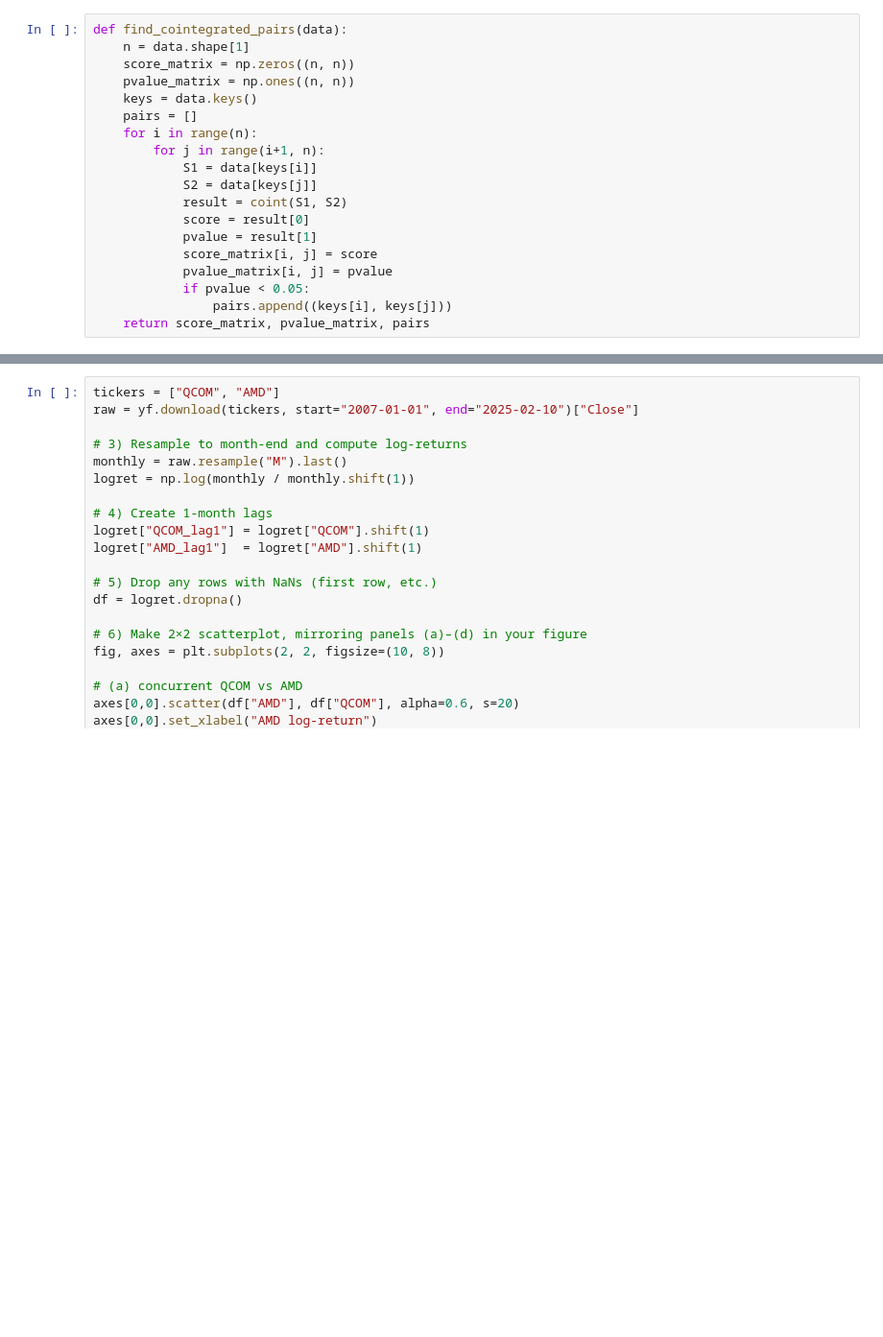
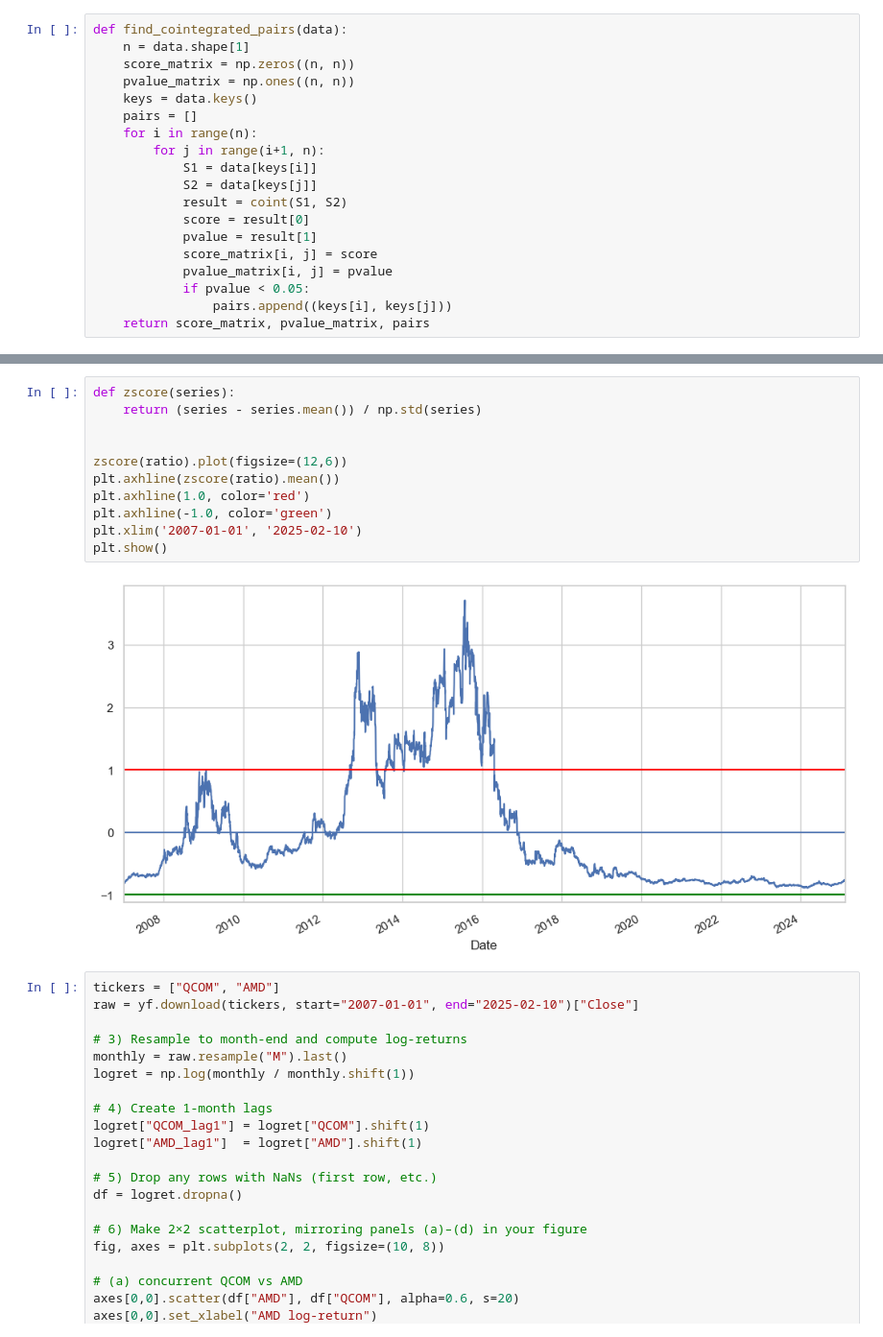
Before and after one commit to KidQuant/FA542-Project, a Jupyter notebook: contin.ipynb, the cells around one changed output, grey strips where cells are left out. Shown at 96% size. Drawn from its saved outputs; the diff is of its cells as text; blank space fills up the shorter version.

```diff
--- a/contin.ipynb
+++ b/contin.ipynb
@@ -49,3 +97,16 @@ print(pairs)
+# %%
+def zscore(series):
+    return (series - series.mean()) / np.std(series)
+
+
+zscore(ratio).plot(figsize=(12,6))
+plt.axhline(zscore(ratio).mean())
+plt.axhline(1.0, color='red')
+plt.axhline(-1.0, color='green')
+plt.xlim('2007-01-01', '2025-02-10')
+plt.show()
+# %% [output]
+[figure, added]
 # %%
 tickers = ["QCOM", "AMD"]
 raw = yf.download(tickers, start="2007-01-01", end="2025-02-10")["Close"]
```
Also changed, not shown: parts of 7 cells of this notebook, 8 other files.
